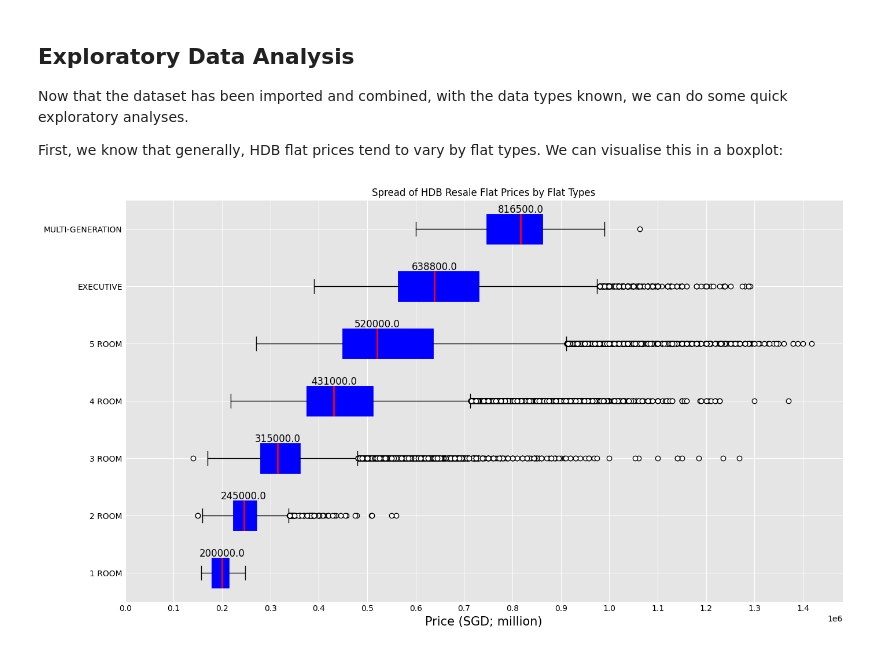
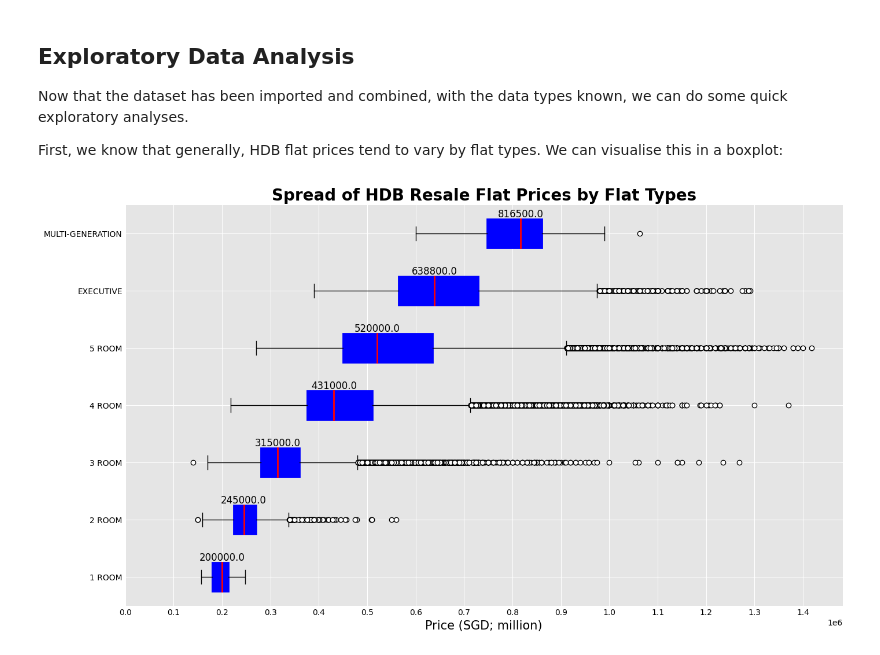
Before and after one commit to iyliahutta/Intro-to-Programming-for-DS, a Jupyter notebook: CA1/CA1.ipynb, the cells around one changed output. Saved outputs shown, nothing was run; the diff lists cells and outputs as text; code cells hidden in the pictures.

Commit message:
CA1 - dataset 1 boxplot title bold

```diff
--- a/CA1/CA1.ipynb
+++ b/CA1/CA1.ipynb
@@ -152,34 +152,34 @@ bp_dict = ax.boxplot(prices_combined,
             boxprops={"facecolor": "blue", "color": "blue",
                           "linewidth": 2},
             flierprops={"markerfacecolor": "white"},
             vert=False)
 
-ax.set_title('Spread of HDB Resale Flat Prices by Flat Types')
+ax.set_title('Spread of HDB Resale Flat Prices by Flat Types', fontsize=20, fontweight='bold')
 ax.set_xlabel('Price (SGD; million)',fontsize=15)
 ax.set_xticks(np.arange(0,1500000,100000))
 
 # remove plot borders
 ax.spines['right'].set_visible(False)
 ax.spines['left'].set_visible(False)
 ax.spines['top'].set_visible(False)
 ax.spines['bottom'].set_visible(False)
 
 # remove axis tick markers
 ax.tick_params(length=0)
 
 # add gridlines
 ax.grid(color='w')
 ax.set_facecolor('#e5e5e5')
 
 for line in bp_dict['medians']:
     # get position data for median line
     x, y = line.get_xydata()[1] # top of median line
     # overlay median value
     plt.text(x, y, '%.1f' % x,
          verticalalignment='bottom',horizontalalignment='center',fontsize=12) # draw above median line, centered
 
 plt.show()
 # %% [output]
-[figure, old version]
+[figure, new version]
 # %%
 # %reset
```
